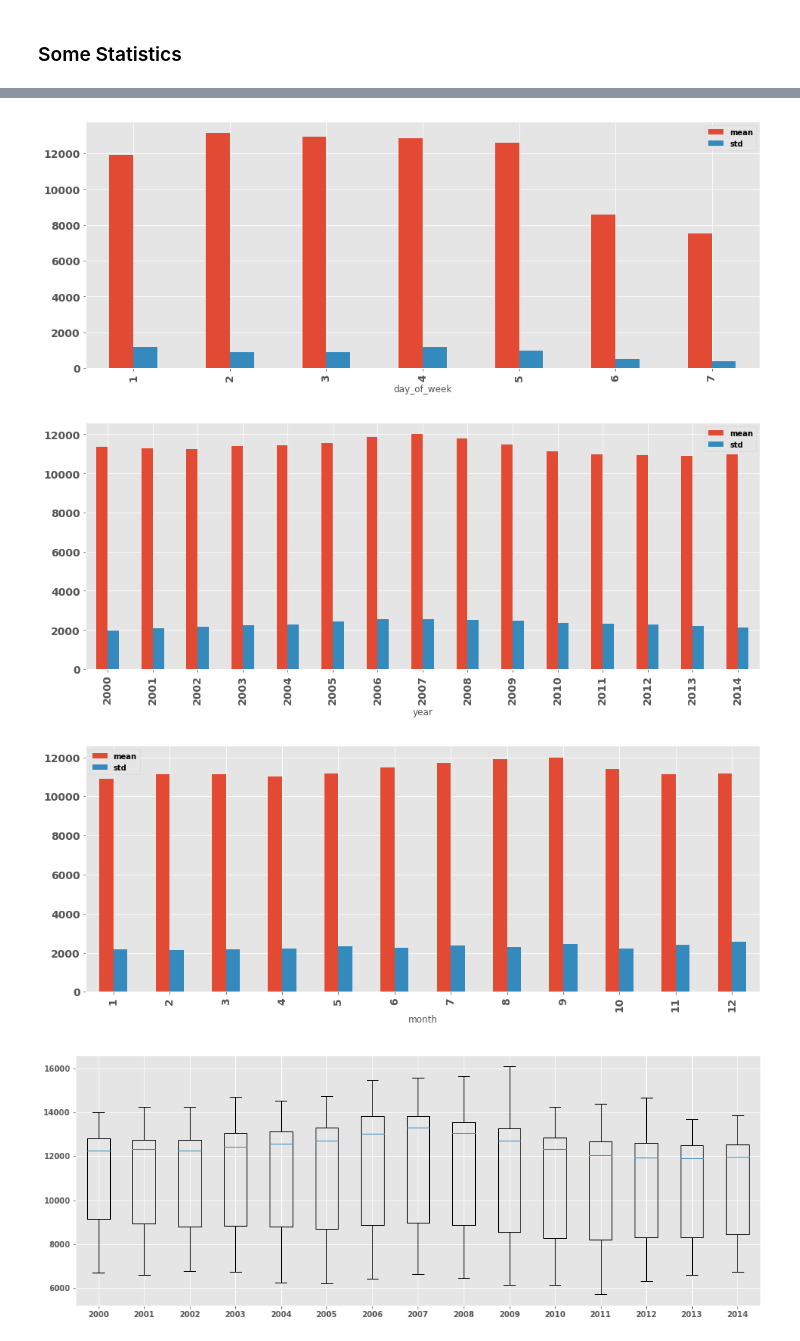
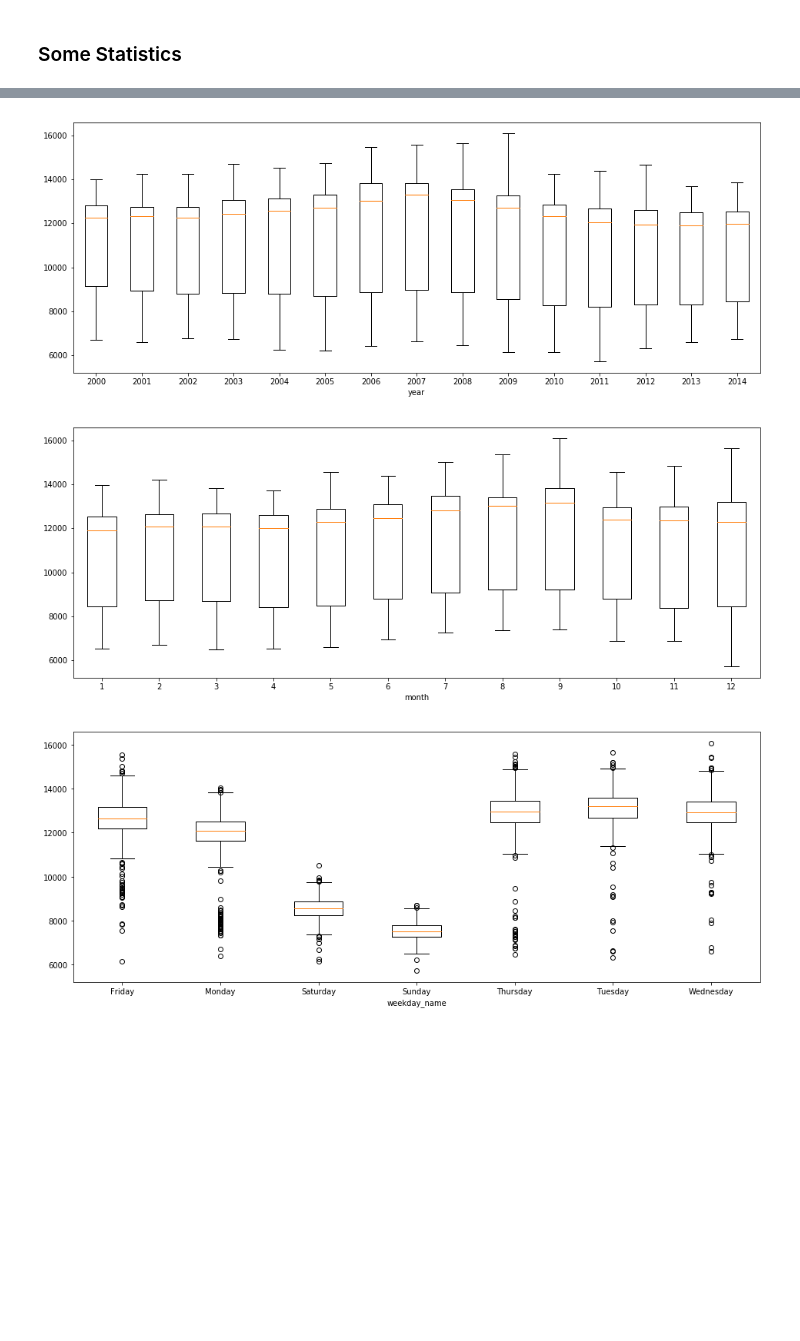
Before and after one commit to inon-peled/dtu_bda_project, a Jupyter notebook: bda_project_us_births.ipynb, the cells around one changed output, grey strips where cells are left out. Cells and saved outputs as stored; diff of their text form; code cells hidden in the pictures; blank space fills up the shorter version.

```diff
--- a/bda_project_us_births.ipynb
+++ b/bda_project_us_births.ipynb
@@ -8,9 +8,8 @@ import matplotlib
 from pylab import rcParams
 rcParams['figure.figsize'] = 16, 6
 
-
 import matplotlib.pyplot as plt
-plt.style.use('ggplot')
+# plt.style.use('ggplot')
 
 import pandas as pd
 # %% [markdown]
@@ -23,6 +22,9 @@ births_2000s_df_with_index = births_2000s_df\
     .rename(columns={'date_of_month': 'day'})\
     .set_index(pd.to_datetime(
         births_2000s_df.rename(columns={'date_of_month': 'day'})
-        [['year', 'month', 'day']]))
-births_2000s_df_with_index.head()
+        [['year', 'month', 'day']]))\
+    .assign(weekday_name=lambda df: df.index.weekday_name)\
+    .assign(day_of_year=lambda df: df.index.dayofyear)\
+    .assign(week_of_year=lambda df: df.index.weekofyear)
+births_2000s_df_with_index.tail()
 # %% [output]
@@ -53,18 +57,20 @@ We next show mean and std. dev. for each day of week, month, and year. We see th
 # %%
-def show_mean_and_std_by_time_dimension(time_dimension):
-    births_2000s_df_with_index.groupby(time_dimension).births.describe()[['mean', 'std']].plot.bar(fontsize=14)
+# def show_mean_and_std_by_time_dimension(time_dimension):
+#     births_2000s_df_with_index.groupby(time_dimension).births.describe()[['mean', 'std']].plot.bar(fontsize=14)
 
-list(map(show_mean_and_std_by_time_dimension, ['day_of_week', 'year', 'month']));
+# list(map(show_mean_and_std_by_time_dimension, ['weekday_name', 'year', 'month']));
-# %% [output]
-[figure, removed]
-[figure, removed]
-[figure, removed]
 # %%
-def boxplots(df):
+def boxplots(df, time_dimension):
     fig, ax = plt.subplots(1, 1)
-    ax.boxplot([list(df[df.year == year].births) for year in df.year.unique()])
-    ax.set_xticklabels(df.year.unique())
+    x = sorted(df[time_dimension].unique())
+    ax.boxplot([list(df[df[time_dimension] == t].births) for t in x])
+    ax.set_xticklabels(x)
+    ax.set_xlabel(df[time_dimension].name)
 
-boxplots(births_2000s_df_with_index)
+
+for time_dimension in ('year', 'month', 'weekday_name'):
+    boxplots(births_2000s_df_with_index, time_dimension)
 # %% [output]
-[figure, old version]
+[figure, new version]
+[figure, added]
+[figure, added]
```
Also changed, not shown: parts of 6 cells of this notebook.
